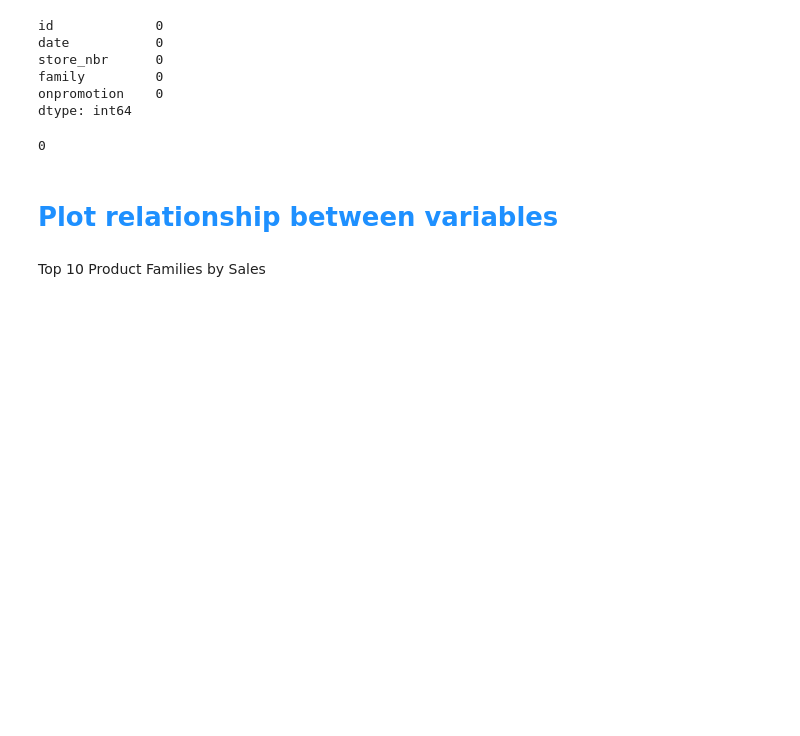
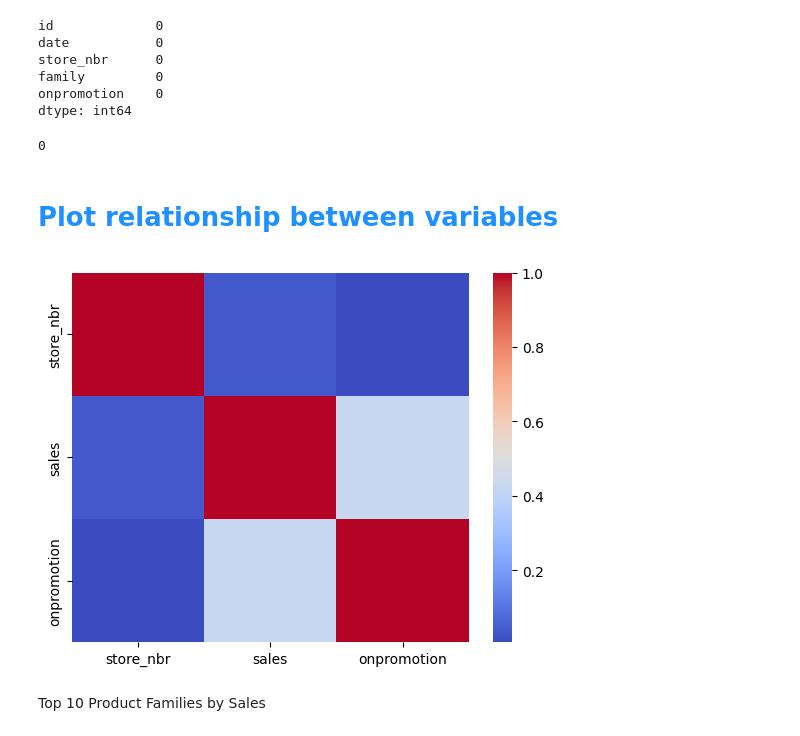
Before and after one commit to WalidKW/Store-Sales-TS-Forecasting, a Jupyter notebook: StoreSales.ipynb, the cells around one changed output. Cells and saved outputs as stored; diff of their text form; code cells hidden in the pictures; blank space fills up the shorter version.

Commit message:
Data Visualization

```diff
--- a/StoreSales.ipynb
+++ b/StoreSales.ipynb
@@ -312,5 +312,19 @@ test.duplicated().sum()
 0
 # %% [markdown]
 # <span style='color:dodgerblue; font-weight:bold;'>Plot relationship between variables </span>
+# %%
+# Select non-numeric columns
+non_numeric_columns = train.select_dtypes(exclude=[np.number]).columns
+
+# Dropping non-numeric columns
+numeric_data = train.drop(columns=non_numeric_columns)
+
+# Correlation matrix using only numeric data
+corr = numeric_data.corr()
+
+# Plot heatmap
+sns.heatmap(corr, cmap="coolwarm");
+# %% [output]
+[figure, added]
 # %% [markdown]
 Top 10 Product Families by Sales
```
Also changed, not shown: parts of 8 cells of this notebook.
